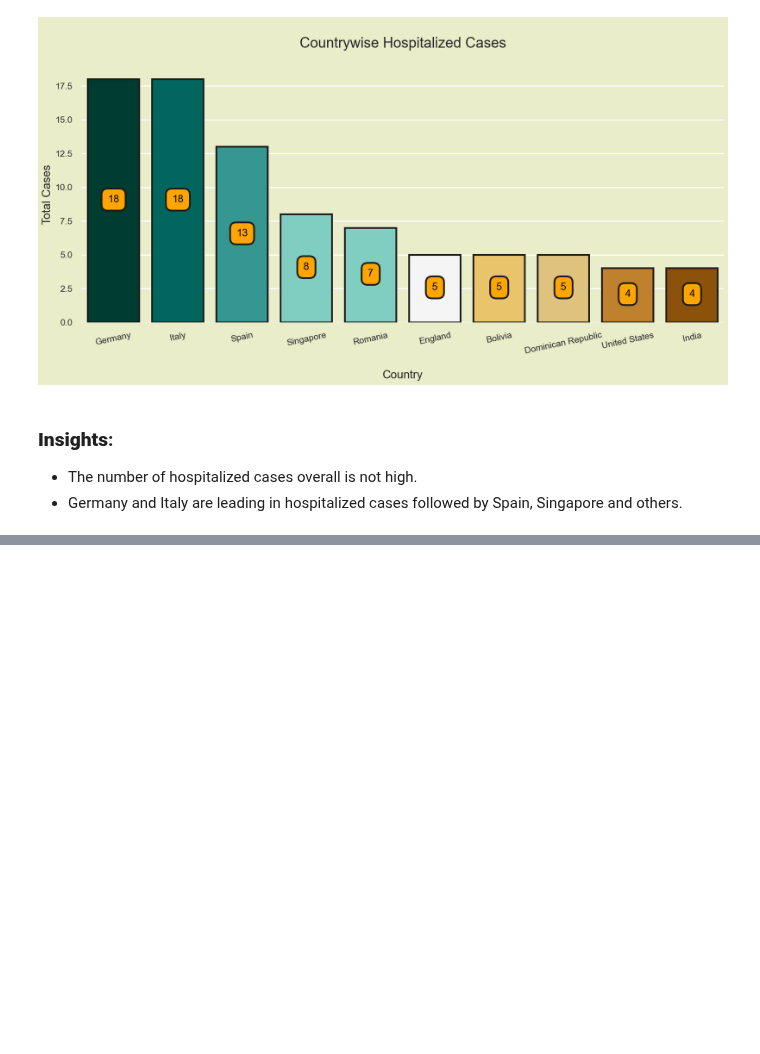
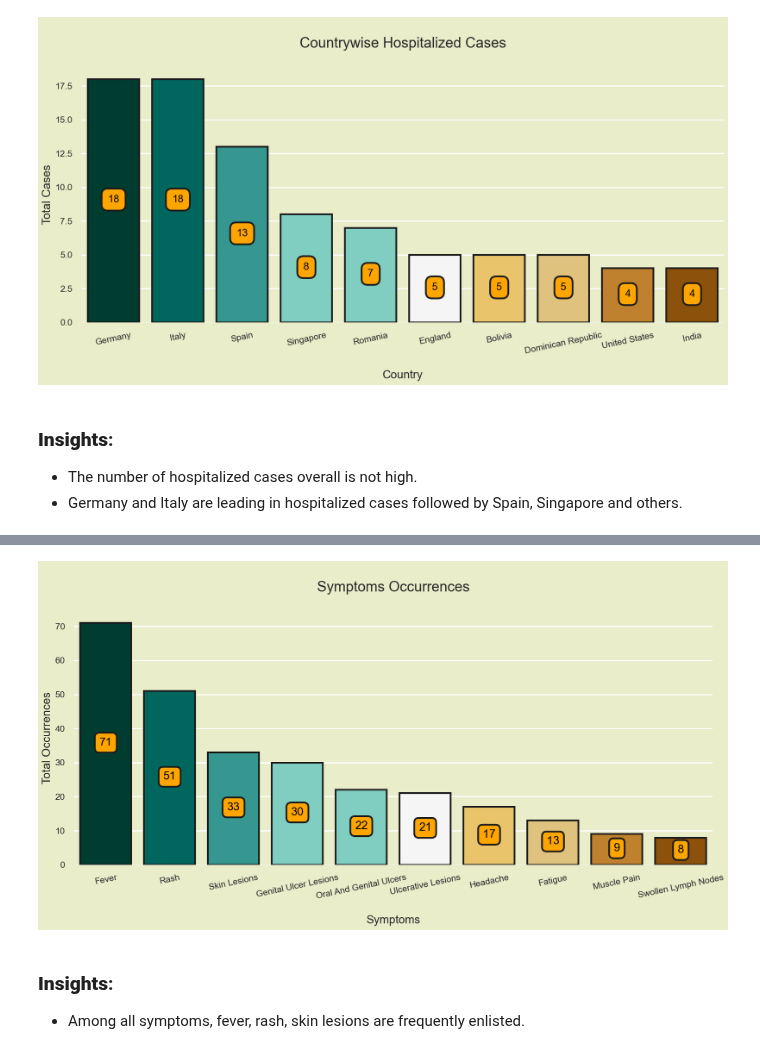
Before and after one commit to noahnoahnoahtran/EDA, a Jupyter notebook: 3_monkeypox/monkeypox_analysis.ipynb, the cells around one changed output, grey strips where cells are left out. Cells and saved outputs as stored; diff of their text form; code cells hidden in the pictures; blank space fills up the shorter version.

```diff
--- a/3_monkeypox/monkeypox_analysis.ipynb
+++ b/3_monkeypox/monkeypox_analysis.ipynb
@@ -206,0 +233,18 @@ plt.show()
+# %%
+case_timeline["Symptoms"].replace(np.nan, "NA", inplace=True)
+case_timeline = case_timeline[~case_timeline["Symptoms"].isin(["NA"])]
+case_timeline["Symptoms"] = case_timeline["Symptoms"].str.split(r"[,;]\s*")
+case_timeline = case_timeline.explode("Symptoms")
+case_timeline["Symptoms"].replace(to_replace=[" rash", "rash", "rashes", "vesicular rash", "Rashes", "rash on the skin", "vasicular rashes", "rashes in the groin area", "rashes typical of Monkeypox", "Rashes in the perianal region", "skin rashes", "Genital rashes", "genital rash"], value="Rash", inplace=True)
+case_timeline["Symptoms"].replace(to_replace=["headache", "headaches"], value="Headache", inplace=True)
+case_timeline["Symptoms"].replace(to_replace=["genital ulcers"], value="oral and genital ulcers", inplace=True)
+case_timeline["Symptoms"].replace(to_replace=["muscle pain", "muscle ache", "back pain", "body pains"], value="Muscle Pain", inplace=True)
+case_timeline["Symptoms"].replace(to_replace=["Swelling", "swelling of lymph nodes", "enlarged lymph nodes", "Slight swallowing difficulties and an elevated temperature"], value="swollen lymph nodes", inplace=True)
+case_timeline["Symptoms"].replace(to_replace=["lesions", "skin manifestations", "isolated skin lesions", "lower abdomen skin lesions", "Spots on skin", "Three lesions typical of monkeypox"], value="skin lesions", inplace=True)
+case_timeline["Symptoms"].replace(to_replace=["fever", "mild fever", "high fever"], value="Fever", inplace=True)
+case_timeline["Symptoms"].replace(to_replace=["fatigue", " myalgia", "vesicles", " inguinal adenopathy"], value=["Fatigue", "myalgia", "Vesicles", "inguinal adenopathy"], inplace=True)
+case_timeline["Symptoms"] = case_timeline["Symptoms"].str.title()
+
+print(f"Total amount of unique symptoms: {len(case_timeline['Symptoms'].unique())}")
+print(f"\nTop 15 unique symptoms and respective occurrences are:")
+case_timeline["Symptoms"].value_counts()[:10].to_frame().T.style.set_properties(**{"background-color": "#254441","color":"#e9c46a","border": "1.5px solid black"})
@@ -206,0 +257,17 @@ plt.show()
+# %%
+plt.subplots(figsize=(20 ,8))
+p = sns.countplot(x=case_timeline["Symptoms"], order=case_timeline["Symptoms"].value_counts().index[:10], palette=palette, saturation=1, edgecolor="#1c1c1c", linewidth=3)
+p.set_title("\nSymptoms Occurrences\n", fontsize=25)
+p.set_xlabel("\nSymptoms", fontsize=20)
+p.set_ylabel("Total Occurrences", fontsize=20)
+p.set_xticklabels(p.get_xticklabels(), rotation=12)
+for container in p.containers:
+    p.bar_label(container, label_type="center", padding=2, size=20, color="black", rotation=0,
+                bbox={"boxstyle": "round", "pad": 0.4, "facecolor": "orange", "edgecolor": "#1c1c1c", "linewidth": 3, "alpha": 1})
+sns.despine(left=True, bottom=True)
+plt.show()
+# %% [output]
+[figure, added]
+# %% [markdown]
+### **Insights**:
+- Among all symptoms, fever, rash, skin lesions are frequently enlisted.
```
Also changed, not shown: parts of 3 cells of this notebook.
